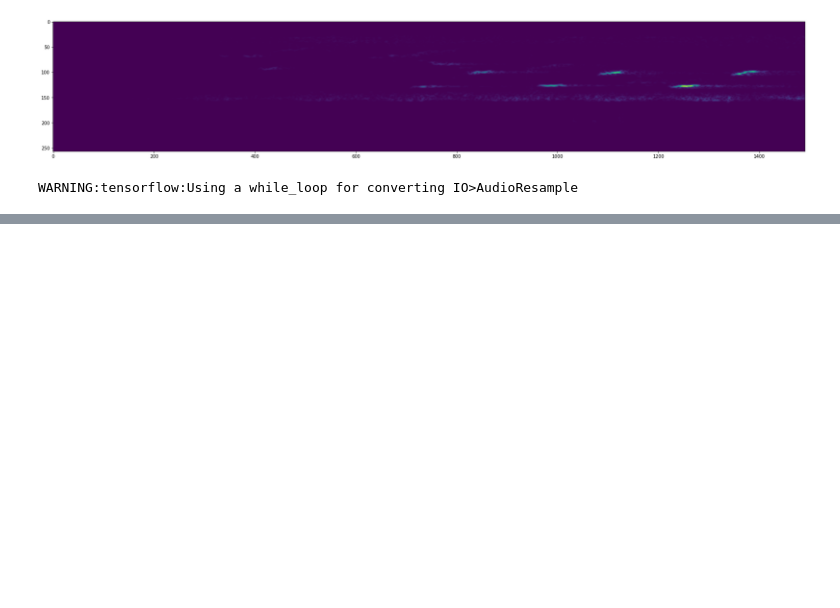
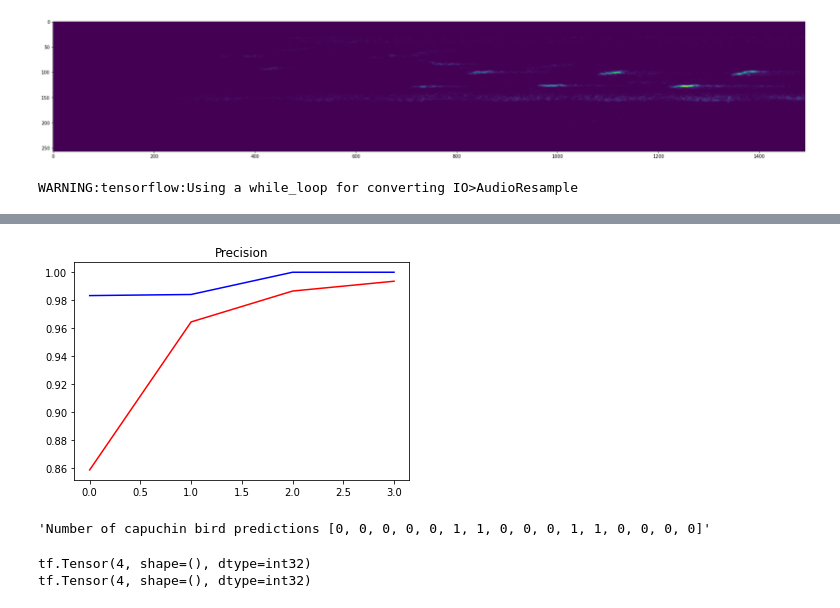
Before and after one commit to Victor-Fiamoncini/capuchin_audio_classification, a Jupyter notebook: src/main.ipynb, the cells around one changed output, grey strips where cells are left out. Drawn from its saved outputs; the diff is of its cells as text; code cells hidden in the pictures; blank space fills up the shorter version.

Commit message:
feat: predict capuchin calls in individual files

```diff
--- a/src/main.ipynb
+++ b/src/main.ipynb
@@ -166,0 +181,7 @@ _________________________________________________________________
+# %%
+plt.title('Precision')
+plt.plot(hist.history['precision'], 'r')
+plt.plot(hist.history['val_precision'], 'b')
+plt.show()
+# %% [output]
+[figure, added]
@@ -166,0 +193,13 @@ _________________________________________________________________
+# %%
+''' Convert acurracies to classes '''
+y_predicted = [1 if prediction > 0.5 else 0 for prediction in y_predicted]
+
+f'Number of capuchin bird predictions {y_predicted}'
+# %% [output]
+'Number of capuchin bird predictions [0, 0, 0, 0, 0, 1, 1, 0, 0, 0, 1, 1, 0, 0, 0, 0]'
+# %%
+print(tf.math.reduce_sum(y_predicted))
+print(tf.math.reduce_sum(y_test.astype(int)))
+# %% [output]
+tf.Tensor(4, shape=(), dtype=int32)
+tf.Tensor(4, shape=(), dtype=int32)
```
Also changed, not shown: parts of 6 cells of this notebook.
